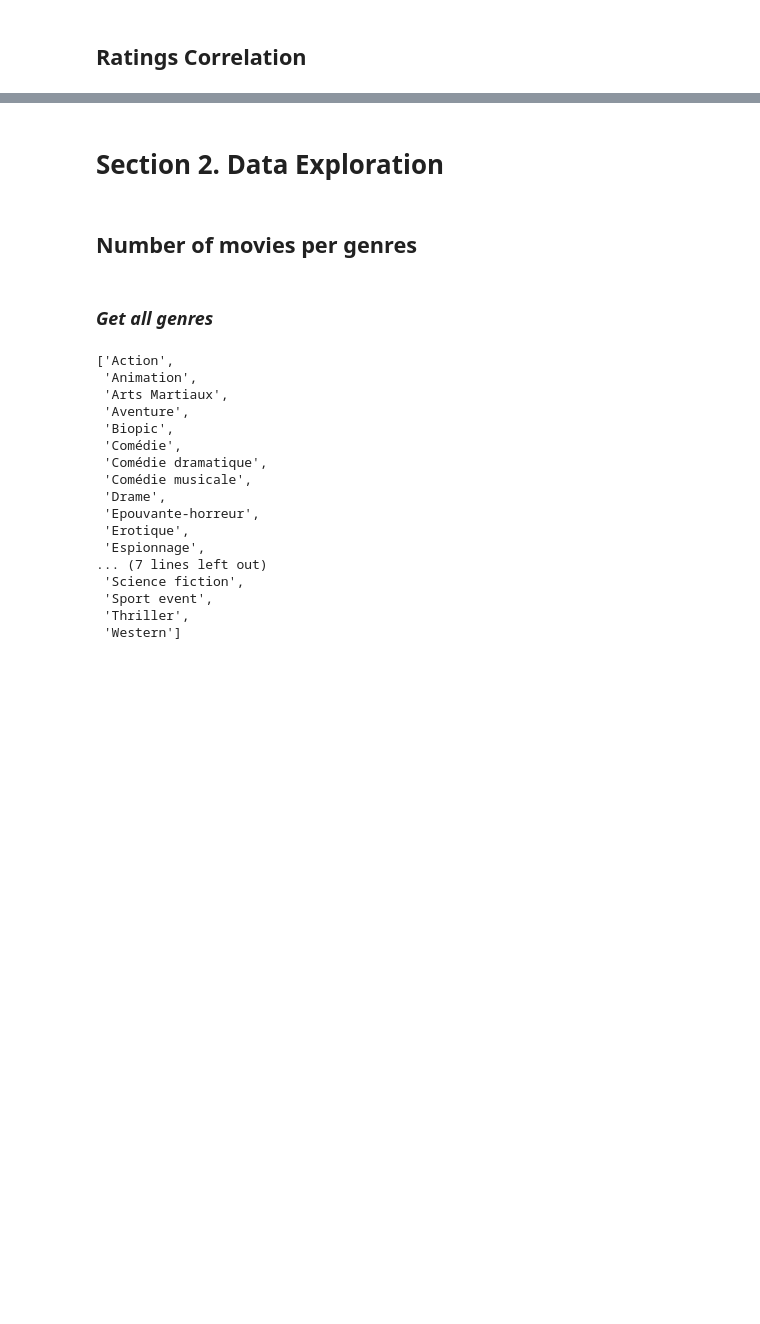
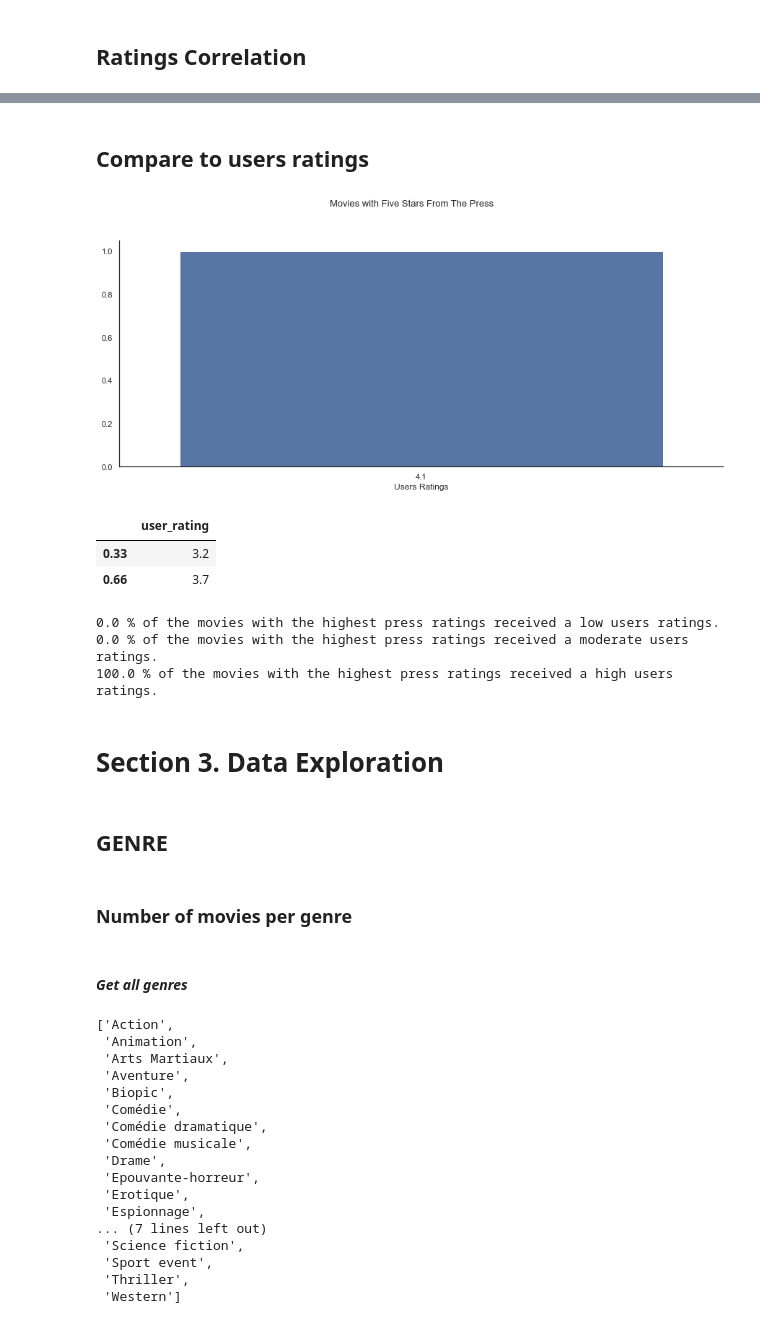
Before and after one commit to Bastien-LDC/Allocine-project, a Jupyter notebook: Allocine_movie_analysis.ipynb, the cells around one changed output, grey strips where cells are left out. Drawn from its saved outputs; the diff is of its cells as text; code cells hidden in the pictures; blank space fills up the shorter version.

```diff
--- a/Allocine_movie_analysis.ipynb
+++ b/Allocine_movie_analysis.ipynb
@@ -140,0 +147,15 @@ ax.savefig('allocine-1_jointplot.png', bbox_inches='tight', dpi=200)
+# %% [markdown]
+## Compare to users ratings
+# %%
+five_stars = allocine[allocine["press_rating"] >= 5]
+f, ax = plt.subplots(figsize=(15,6))
+f.suptitle('Movies with Five Stars From The Press',
+           fontsize=13)
+f.subplots_adjust(top=0.85)
+
+sns.countplot(x=five_stars["user_rating"], ax=ax)
+ax.set_xlabel("Users Ratings")
+ax.set_ylabel("")
+sns.despine(top=True, right=True, left=False, bottom=False)
+# %% [output]
+[figure, added]
@@ -141,9 +165,29 @@ ax.savefig('allocine-1_jointplot.png', bbox_inches='tight', dpi=200)
+# %%
+# print the first tier and second tier of the Users Ratings
+allocine[["user_rating"]].quantile([.33,.66])
+# %% [output]
+|  | user_rating |
+| 0.33 | 3.2 |
+| 0.66 | 3.7 |
+# %%
+p = (len(five_stars[(five_stars["user_rating"] < 2.9)]) / len(five_stars)) * 100
+print('{} % of the movies with the highest press ratings received a low users ratings.'.format(round(p, 2)))
+p = (len(five_stars[(five_stars["user_rating"] < 3.4) & (five_stars["user_rating"] >= 2.9)]) / len(five_stars)) * 100
+print('{} % of the movies with the highest press ratings received a moderate users ratings.'.format(round(p, 2)))
+p = (len(five_stars[five_stars["user_rating"] >= 3.4]) / len(five_stars)) * 100
+print('{} % of the movies with the highest press ratings received a high users ratings.'.format(round(p, 2)))
+# %% [output]
+0.0 % of the movies with the highest press ratings received a low users ratings.
+0.0 % of the movies with the highest press ratings received a moderate users ratings.
+100.0 % of the movies with the highest press ratings received a high users ratings.
 # %% [markdown]
-# **Section 2. Data Exploration**
+# **Section 3. Data Exploration**
+# %% [markdown]
+## **GENRE**
 # %% [markdown]
-## Number of movies per genres
+### Number of movies per genre
 # %% [markdown]
-### *Get all genres*
+#### *Get all genres*
 # %%
 # Get all unique genres from list of genres
 genres = [genre.lstrip() for genres in allocine["genres"] for genre in genres]
```
Also changed, not shown: parts of 19 cells of this notebook, 2 other files.
